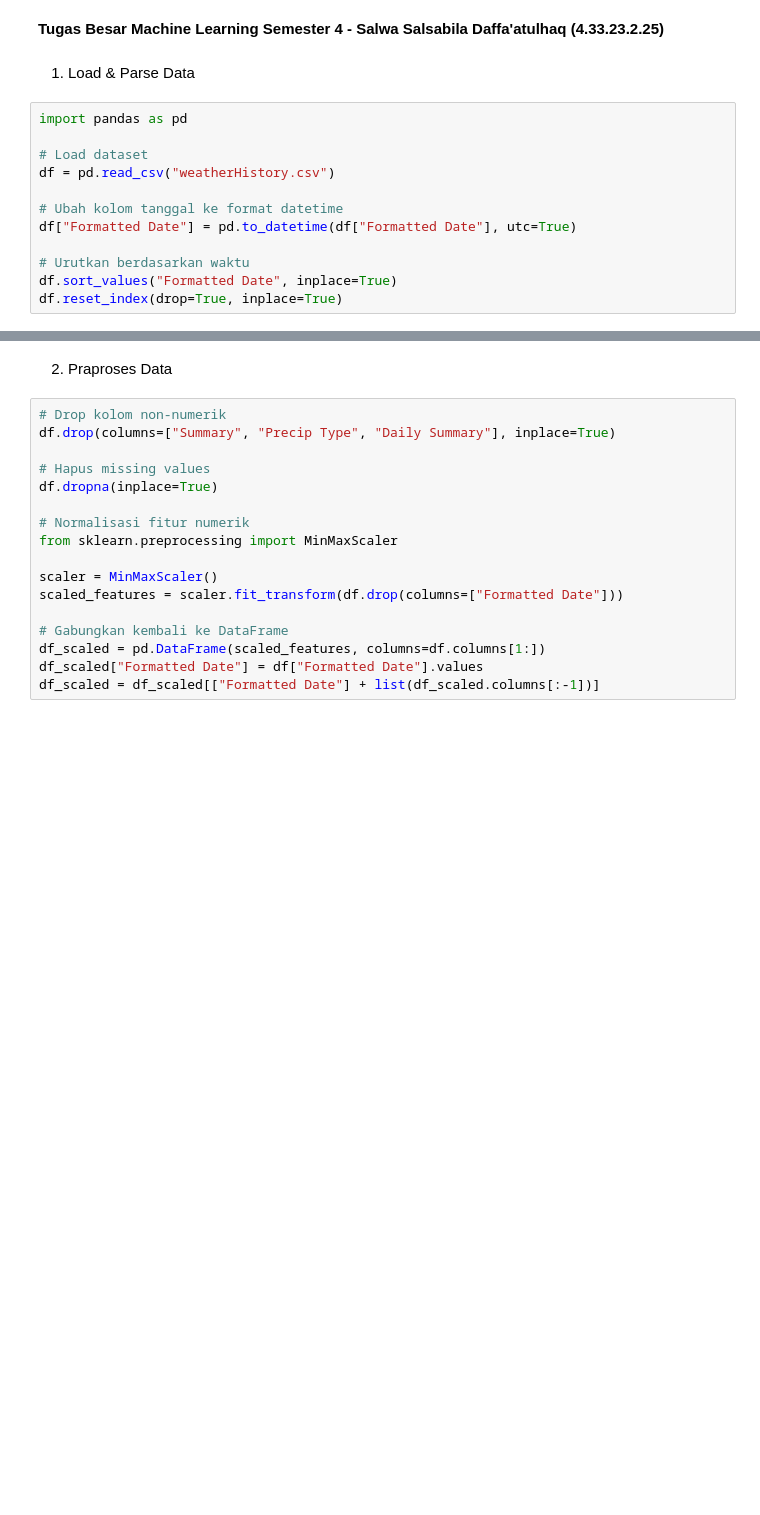
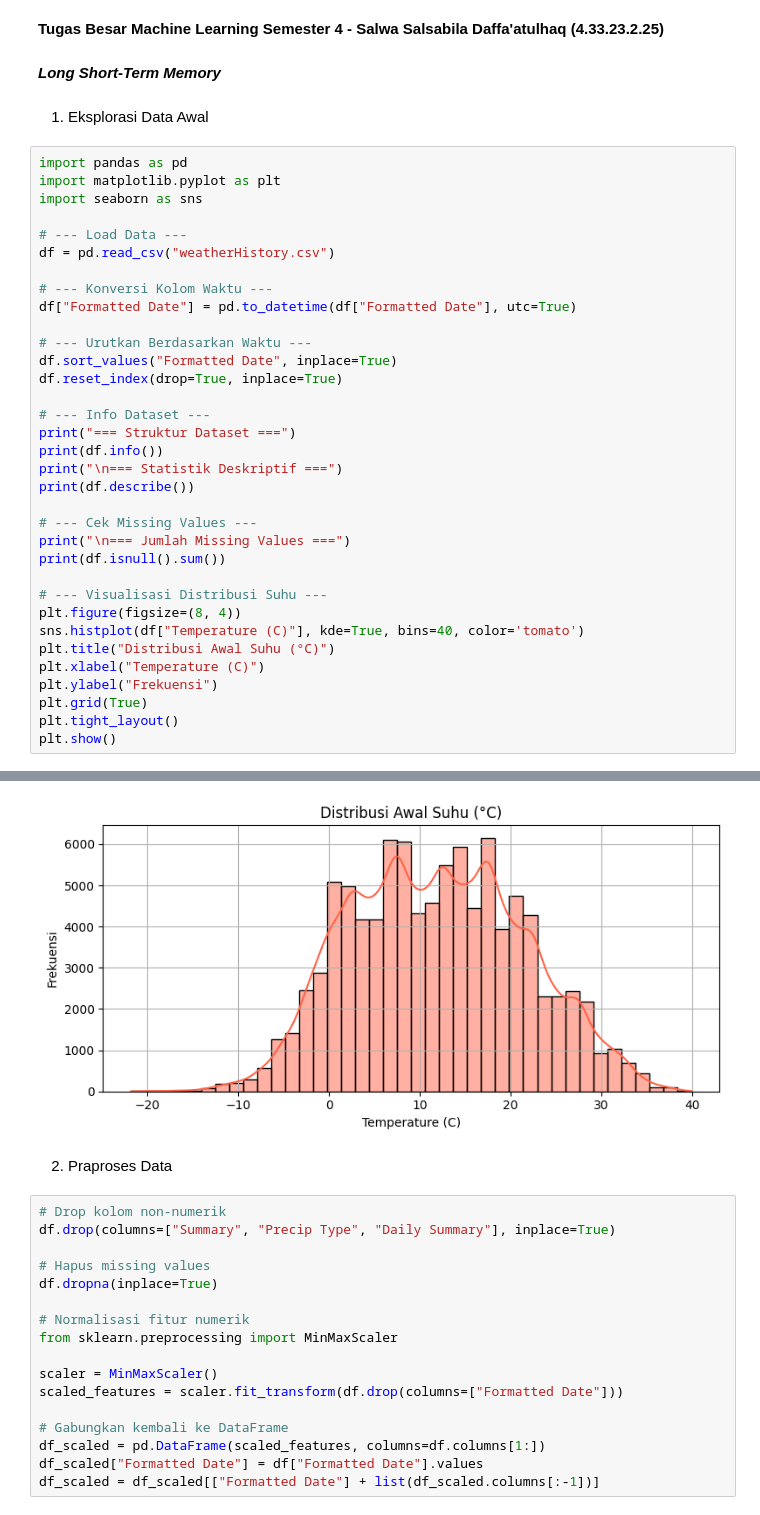
Before and after one commit to salwaa-hub/tubes_machinelearning, a Jupyter notebook: tubes_machinelearning.ipynb, the cells around one changed output, grey strips where cells are left out. Drawn from its saved outputs; the diff is of its cells as text; blank space fills up the shorter version.

```diff
--- a/tubes_machinelearning.ipynb
+++ b/tubes_machinelearning.ipynb
@@ -2,17 +2,42 @@
 <a href="https://colab.research.google.com/github/salwaa-hub/tubes_machinelearning/blob/main/tubes_machinelearning.ipynb" target="_parent"><img src="https://colab.research.google.com/assets/colab-badge.svg" alt="Open In Colab"/></a>
 # %% [markdown]
 **Tugas Besar Machine Learning Semester 4 - Salwa Salsabila Daffa'atulhaq (4.33.23.2.25)**
+# %% [markdown]
+***Long Short-Term Memory***
 # %% [markdown]
-1. Load & Parse Data
+1. Eksplorasi Data Awal
-# %%
-import pandas as pd
-
-# Load dataset
-df = pd.read_csv("weatherHistory.csv")
-
-# Ubah kolom tanggal ke format datetime
-df["Formatted Date"] = pd.to_datetime(df["Formatted Date"], utc=True)
-
-# Urutkan berdasarkan waktu
-df.sort_values("Formatted Date", inplace=True)
-df.reset_index(drop=True, inplace=True)
+# %%
+import pandas as pd
+import matplotlib.pyplot as plt
+import seaborn as sns
+
+# --- Load Data ---
+df = pd.read_csv("weatherHistory.csv")
+
+# --- Konversi Kolom Waktu ---
+df["Formatted Date"] = pd.to_datetime(df["Formatted Date"], utc=True)
+
+# --- Urutkan Berdasarkan Waktu ---
+df.sort_values("Formatted Date", inplace=True)
+df.reset_index(drop=True, inplace=True)
+
+# --- Info Dataset ---
+print("=== Struktur Dataset ===")
+print(df.info())
+print("\n=== Statistik Deskriptif ===")
+print(df.describe())
+
+# --- Cek Missing Values ---
+print("\n=== Jumlah Missing Values ===")
+print(df.isnull().sum())
+
+# --- Visualisasi Distribusi Suhu ---
+plt.figure(figsize=(8, 4))
+sns.histplot(df["Temperature (C)"], kde=True, bins=40, color='tomato')
+plt.title("Distribusi Awal Suhu (°C)")
+plt.xlabel("Temperature (C)")
+plt.ylabel("Frekuensi")
+plt.grid(True)
+plt.tight_layout()
+plt.show()
+# %% [output]
@@ -19,3 +61,4 @@ df.reset_index(drop=True, inplace=True)
+[figure, added]
 # %% [markdown]
 2. Praproses Data
 # %%
```
Also changed, not shown: parts of 2 cells of this notebook.
